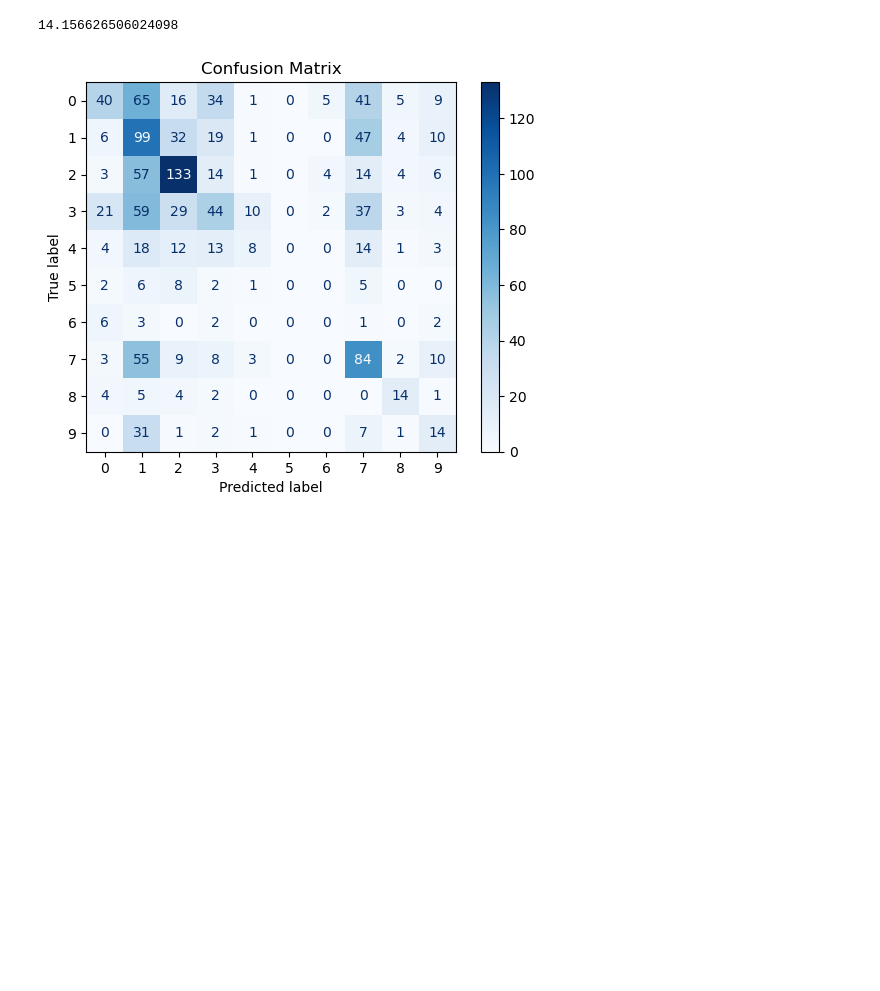
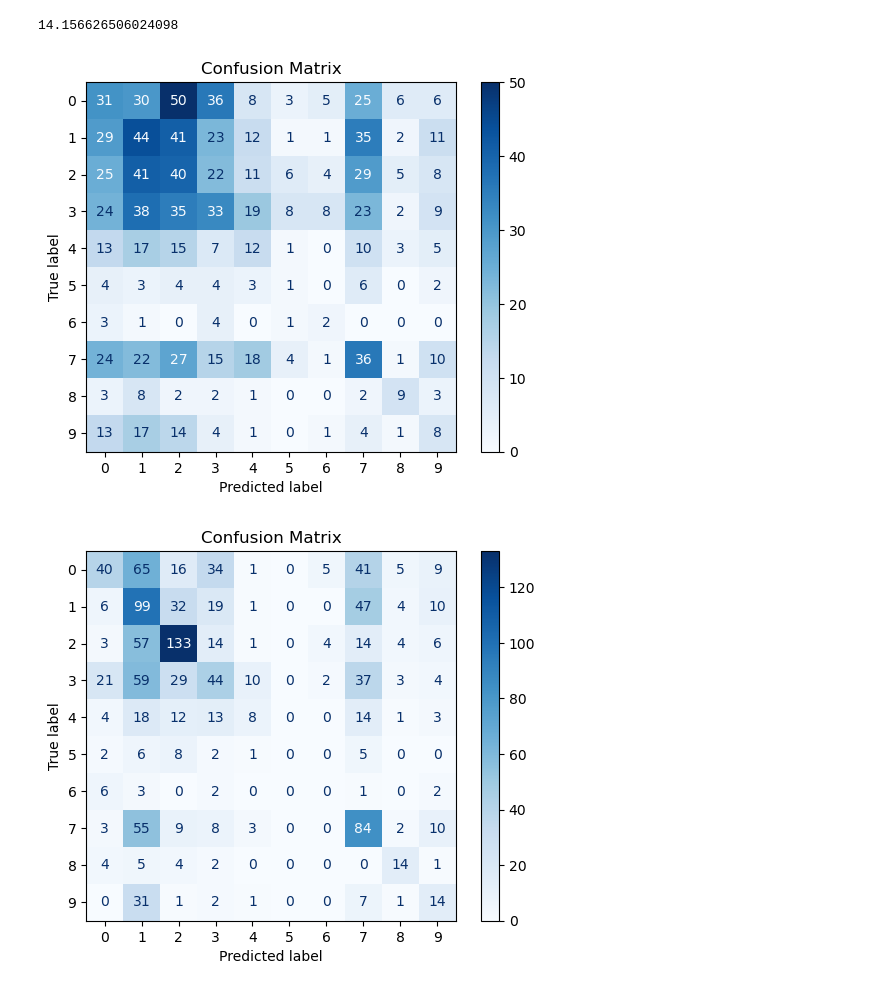
Before and after one commit to tyfann/llm4commit, a Jupyter notebook: RQ/RQ2.ipynb, the cells around one changed output. Saved outputs shown, nothing was run; the diff lists cells and outputs as text; code cells hidden in the pictures; blank space fills up the shorter version.

```diff
--- a/RQ/RQ2.ipynb
+++ b/RQ/RQ2.ipynb
@@ -631,9 +663,11 @@ values_list = [value for values in grouped_data.values() for value in values]
 sorted_items = sorted(values_list, key=lambda x: x['seq_num'])
 
 # Write the data to a JSON file
-with open('../data/angular_filtered/subsets/generation/rag/test_model_classified_rag_prompt.json', 'w', encoding='UTF-8') as f:
+with open('../data/angular_filtered/subsets/generation/rag/test_golden_classified_rag_prompt.json', 'w', encoding='UTF-8') as f:
     json.dump(sorted_items, f, ensure_ascii=False, indent=4)
 # %%
+from openai import OpenAI
+
 client = OpenAI(
     api_key="sk-0rLvuRkMiD4Mw25QYygh6rUlZVjpQWNGNF4yez7z3PZ7yCOm",
     base_url="https://api.chatanywhere.cn/v1"
@@ -646,14 +680,14 @@ import json
 from tqdm import tqdm
 from langchain import hub
 prompt = hub.pull("tyfann/llm4commit-rag")
-model = 'model_classified_rag'
+model = 'golden_classified_rag'
 with open(f'../data/angular_filtered/subsets/generation/rag/test_{model}_prompt.json', 'r', encoding='UTF-8') as f:
     org_data = json.load(f)
 gpt_msg = []
 for index, data in tqdm(enumerate(org_data), total=len(org_data), desc="Processing documents"):
     # merged_diff = '\n'.join(diff['diff'] for diff in data['diff'])
     messages = prompt.invoke(
-        {"context": data['sim_diff'], "msg": data['sim_msg'], "type": data['classifier_type'], "diff": data['diff']}
+        {"context": data['sim_diff'], "msg": data['sim_msg'], "type": data['type'], "diff": data['diff']}
     ).to_messages()
     example_prompt = [{'role': 'user','content': messages[0].content},]
     try:
@@ -1342,3 +1395,35 @@ print(count / len(prompt) * 100)
+# %%
+import numpy as np
+import matplotlib.pyplot as plt
+from sklearn.metrics import confusion_matrix, ConfusionMatrixDisplay
+
+# 读取标签文件
+def read_labels(file_path):
+    with open(file_path, 'r') as f:
+        labels = [int(line.strip()) for line in f]
+    return labels
+
+# 主函数
+def main(ref_file, pred_file):
+    # 读取ref和pred标签
+    y_true = read_labels(ref_file)
+    y_pred = read_labels(pred_file)
+
+    # 计算混淆矩阵
+    cm = confusion_matrix(y_true, y_pred, labels=np.arange(10))
+
+    # 绘制混淆矩阵
+    disp = ConfusionMatrixDisplay(confusion_matrix=cm, display_labels=np.arange(10))
+    disp.plot(cmap=plt.cm.Blues)
+    plt.title('Confusion Matrix')
+    plt.show()
+
+# 调用主函数
+ref_file = '../data/vdo_filtered/classification/vdo_test_references.txt'
+pred_file = '../data/vdo_filtered/classification/vdo_test_rag_predictions.txt'
+main(ref_file, pred_file)
+# %% [output]
+[figure, added]
 # %%
 import json
 
```
Also changed, not shown: parts of 13 cells of this notebook, 15 other files.
